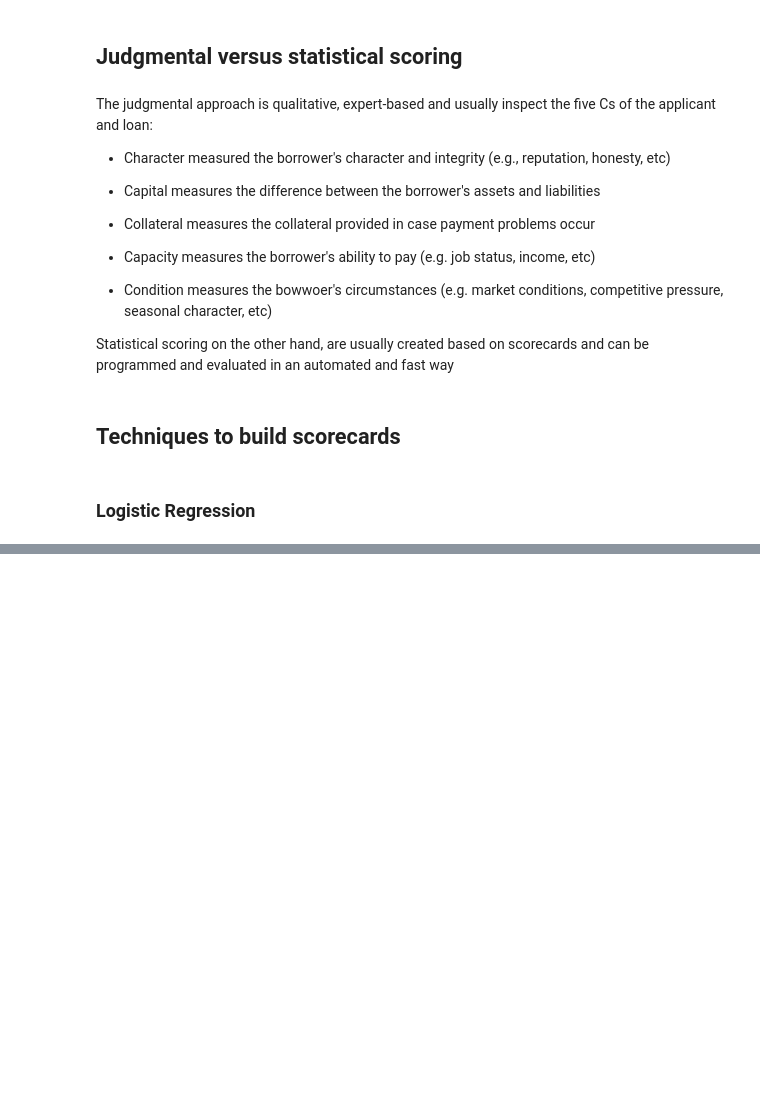
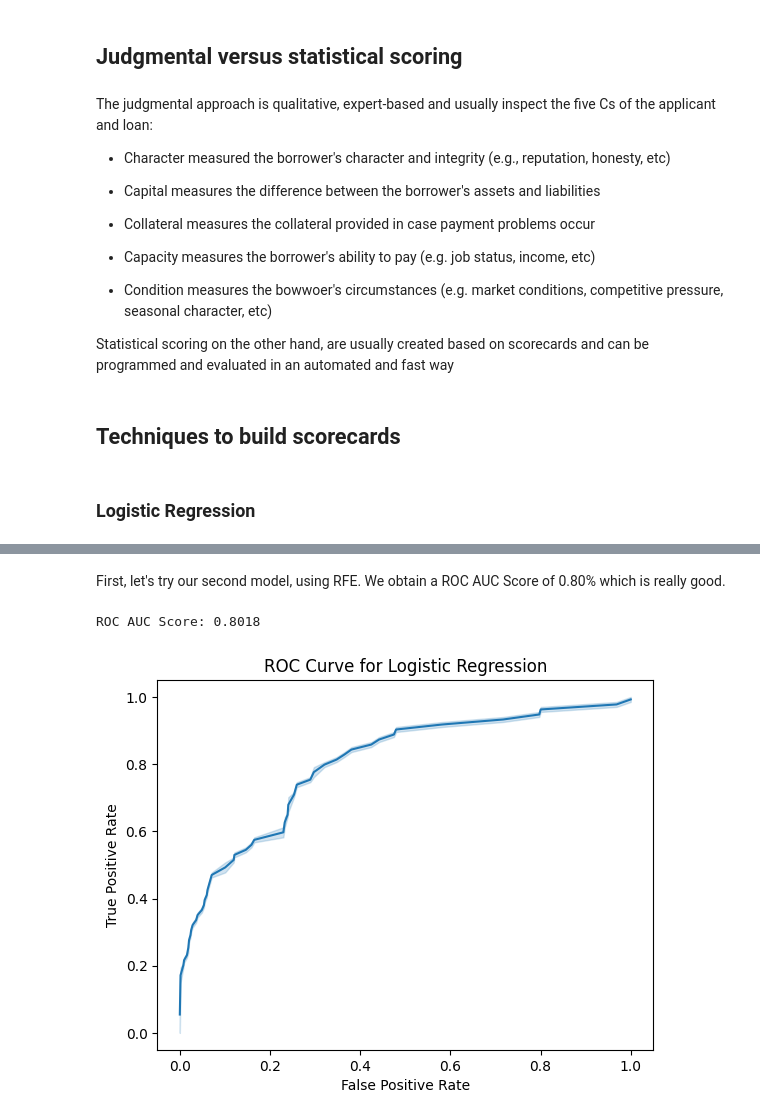
Before and after one commit to gtazevedo/cra_mtae_sas_in_py, a Jupyter notebook: Chapter 5 - Credit Scoring.ipynb, the cells around one changed output, grey strips where cells are left out. Cells and saved outputs as stored; diff of their text form; code cells hidden in the pictures; blank space fills up the shorter version.

Commit message:
Fixed Chapter 3 name. Added new topics to Chapter 5 about Logistic Regression

```diff
--- a/Chapter 5 - Credit Scoring.ipynb
+++ b/Chapter 5 - Credit Scoring.ipynb
@@ -56,0 +108,6 @@ LogisticRegression()
+# %%
+X = reg_input.loc[:, reg_input.columns != 'BAD']
+Y = reg_input['BAD']
+
+# Remember we should split our data into training and testing at least
+X_train, X_test, y_train, y_test = model_selection.train_test_split(X, Y, test_size=0.2, random_state=10)
@@ -56,0 +160,9 @@ LogisticRegression()
+# %%
+X_sm = sm.add_constant(X_train)
+stpwise_selected_features = stepwise_selection(X_sm, y_train, threshold_in=0.05, threshold_out=0.02, verbose=False, iterlimit=100)
+stpwise_model = linear_model.LogisticRegression(max_iter=1000)
+stpwise_model.fit(X_sm[stpwise_selected_features[1:]], y_train)
+
+print("Let's check the variables and it's coefficients:")
+for name, coef in zip(sorted(stpwise_selected_features), stpwise_model.coef_[0]):
+    print(f"Variable:{name:>30} | Coef: {coef:.4f}")
@@ -56,0 +183,11 @@ LogisticRegression()
+# %%
+rfe_model = linear_model.LogisticRegression(max_iter=2000, solver='liblinear')
+# We could also add a preprocess step in the pipeline to deal with the normalization of categorical variables.
+rfe_pipeline = pipeline.Pipeline(steps=[('select', feature_selection.RFE(rfe_model, n_features_to_select=15)),('model',rfe_model)])
+rfe_pipeline.fit(X_train, y_train)
+
+rfe_selected_features = X_train.columns[rfe_pipeline.named_steps['select'].support_].to_list()
+
+print("Let's check the variables:")
+for name in rfe_selected_features:
+    print(f"Variable:{name:>30}")
@@ -56,0 +215,18 @@ LogisticRegression()
+# %% [markdown]
+First, let's try our second model, using RFE. We obtain a ROC AUC Score of 0.80% which is really good.
+# %%
+y_prob = rfe_pipeline.predict_proba(X_test)[:, 1]
+fpr, tpr, threshold = metrics.roc_curve(y_test, y_prob)
+roc_auc = metrics.auc(fpr, tpr)
+
+auc_score = metrics.roc_auc_score(y_test, y_prob)
+print(f"ROC AUC Score: {auc_score:.4f}")
+
+sns.lineplot(x=fpr, y=tpr)
+plt.xlabel("False Positive Rate")
+plt.ylabel("True Positive Rate")
+plt.title("ROC Curve for Logistic Regression")
+plt.show()
+# %% [output]
+ROC AUC Score: 0.8018
+[figure, added]
```
Also changed, not shown: parts of 33 cells of this notebook, 2 other files.
